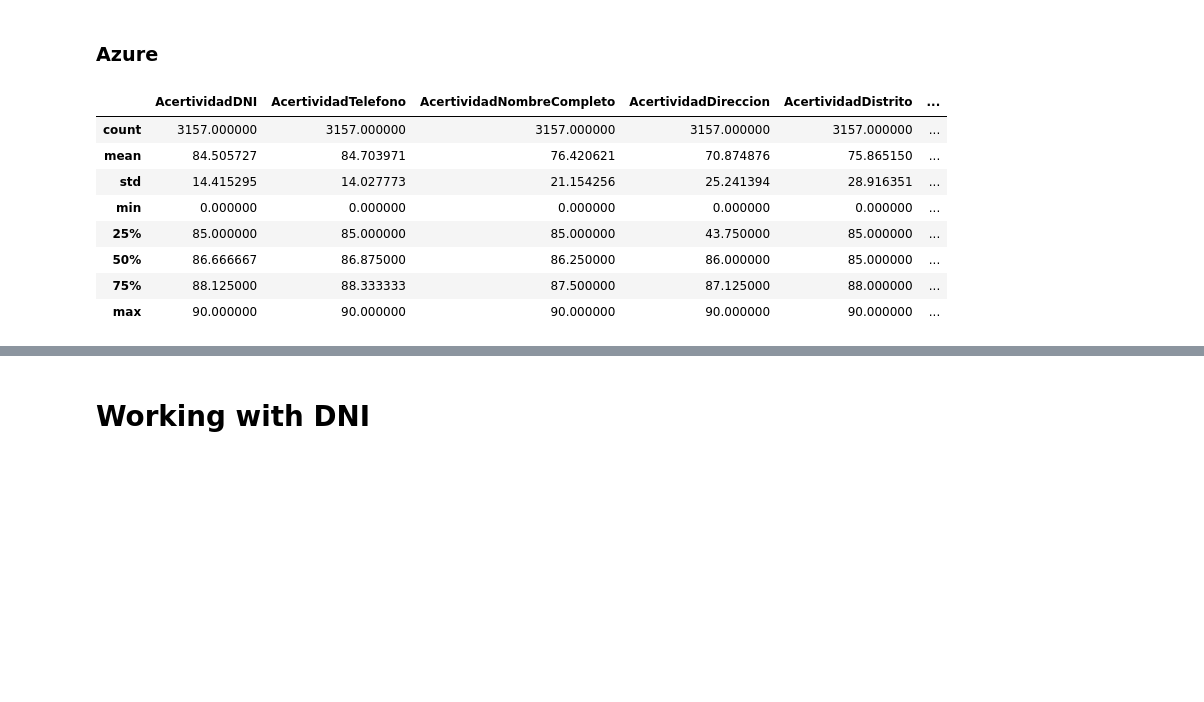
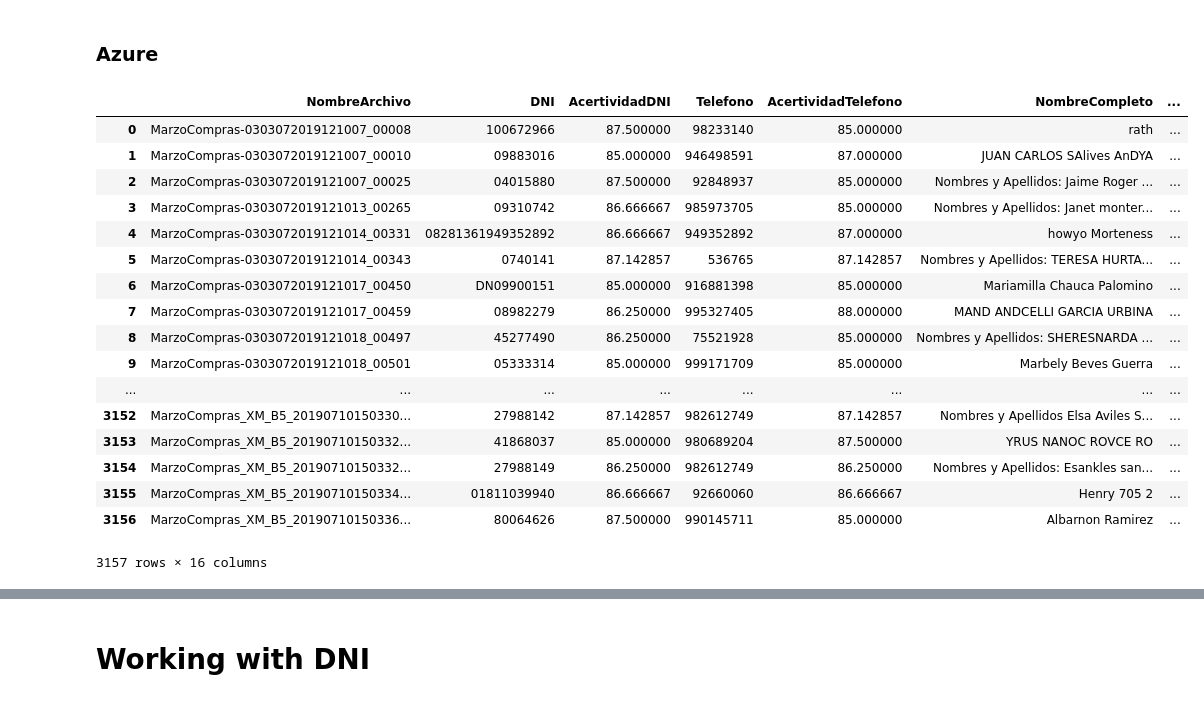
Before and after one commit to hvcdrake/handwrittenExtractor, a Jupyter notebook: notebooks_flow/EscenariosSobreParametros-Azure.ipynb, the cells around one changed output, grey strips where cells are left out. Drawn from its saved outputs; the diff is of its cells as text; code cells hidden in the pictures; blank space fills up the shorter version.

```diff
--- a/notebooks_flow/EscenariosSobreParametros-Azure.ipynb
+++ b/notebooks_flow/EscenariosSobreParametros-Azure.ipynb
@@ -516,20 +562,31 @@ stringfy(json.loads(str_test)['dni_yolo']['values'])
 # %% [markdown]
 ### Azure
 # %%
-m3100_pro_azu = pd.read_csv('C:\\git\\cuponesWong\\CuponesWong\\notebooks_flow\\azure_result\\azure_result_muestra3100.csv', dtype={'DNI':str, 'Telefono':str})
+ruta = 'C:\\git\\cuponesWong\\CuponesWong\\notebooks_flow\\azure_result\\azure_result_metrics.csv'
+# ruta = 'C:\\Users\\GYS\\Desktop\\m3100\\azure_result.csv'
+m3100_pro_azu = pd.read_csv(ruta, dtype={'DNI':str, 'Telefono':str})
 m3100_pro_azu = m3100_pro_azu.fillna('')
 # %%
-m3100_pro_azu.describe()
+m3100_pro_azu
 # %% [output]
-|  | AcertividadDNI | AcertividadTelefono | AcertividadNombreCompleto | AcertividadDireccion | AcertividadDistrito | ... |
-| count | 3157.000000 | 3157.000000 | 3157.000000 | 3157.000000 | 3157.000000 | ... |
-| mean | 84.505727 | 84.703971 | 76.420621 | 70.874876 | 75.865150 | ... |
-| std | 14.415295 | 14.027773 | 21.154256 | 25.241394 | 28.916351 | ... |
-| min | 0.000000 | 0.000000 | 0.000000 | 0.000000 | 0.000000 | ... |
-| 25% | 85.000000 | 85.000000 | 85.000000 | 43.750000 | 85.000000 | ... |
-| 50% | 86.666667 | 86.875000 | 86.250000 | 86.000000 | 85.000000 | ... |
-| 75% | 88.125000 | 88.333333 | 87.500000 | 87.125000 | 88.000000 | ... |
-| max | 90.000000 | 90.000000 | 90.000000 | 90.000000 | 90.000000 | ... |
+|  | NombreArchivo | DNI | AcertividadDNI | Telefono | AcertividadTelefono | NombreCompleto | ... |
+| 0 | MarzoCompras-0303072019121007_00008 | 100672966 | 87.500000 | 98233140 | 85.000000 | rath | ... |
+| 1 | MarzoCompras-0303072019121007_00010 | 09883016 | 85.000000 | 946498591 | 87.000000 | JUAN CARLOS SAlives AnDYA | ... |
+| 2 | MarzoCompras-0303072019121007_00025 | 04015880 | 87.500000 | 92848937 | 85.000000 | Nombres y Apellidos: Jaime Roger ... | ... |
+| 3 | MarzoCompras-0303072019121013_00265 | 09310742 | 86.666667 | 985973705 | 85.000000 | Nombres y Apellidos: Janet monter... | ... |
+| 4 | MarzoCompras-0303072019121014_00331 | 08281361949352892 | 86.666667 | 949352892 | 87.000000 | howyo Morteness | ... |
+| 5 | MarzoCompras-0303072019121014_00343 | 0740141 | 87.142857 | 536765 | 87.142857 | Nombres y Apellidos: TERESA HURTA... | ... |
+| 6 | MarzoCompras-0303072019121017_00450 | DN09900151 | 85.000000 | 916881398 | 85.000000 | Mariamilla Chauca Palomino | ... |
+| 7 | MarzoCompras-0303072019121017_00459 | 08982279 | 86.250000 | 995327405 | 88.000000 | MAND ANDCELLI GARCIA URBINA | ... |
+| 8 | MarzoCompras-0303072019121018_00497 | 45277490 | 86.250000 | 75521928 | 85.000000 | Nombres y Apellidos: SHERESNARDA ... | ... |
+| 9 | MarzoCompras-0303072019121018_00501 | 05333314 | 85.000000 | 999171709 | 85.000000 | Marbely Beves Guerra | ... |
+| ... | ... | ... | ... | ... | ... | ... | ... |
+| 3152 | MarzoCompras_XM_B5_20190710150330... | 27988142 | 87.142857 | 982612749 | 87.142857 | Nombres y Apellidos Elsa Aviles S... | ... |
+| 3153 | MarzoCompras_XM_B5_20190710150332... | 41868037 | 85.000000 | 980689204 | 87.500000 | YRUS NANOC ROVCE RO | ... |
+| 3154 | MarzoCompras_XM_B5_20190710150332... | 27988149 | 86.250000 | 982612749 | 86.250000 | Nombres y Apellidos: Esankles san... | ... |
+| 3155 | MarzoCompras_XM_B5_20190710150334... | 01811039940 | 86.666667 | 92660060 | 86.666667 | Henry 705 2 | ... |
+| 3156 | MarzoCompras_XM_B5_20190710150336... | 80064626 | 87.500000 | 990145711 | 85.000000 | Albarnon Ramirez | ... |
+3157 rows × 16 columns
 # %%
 total_comp_azure = pd.merge(m3100_pro_azu, m3100_real, how='left', on='NombreArchivo')
 total_comp_azure['dni_lev_azure'] = np_distance(total_comp_azure['DNI_x'],total_comp_azure['DNI_y'])
```
Also changed, not shown: parts of 7 cells of this notebook, 7 other files.
